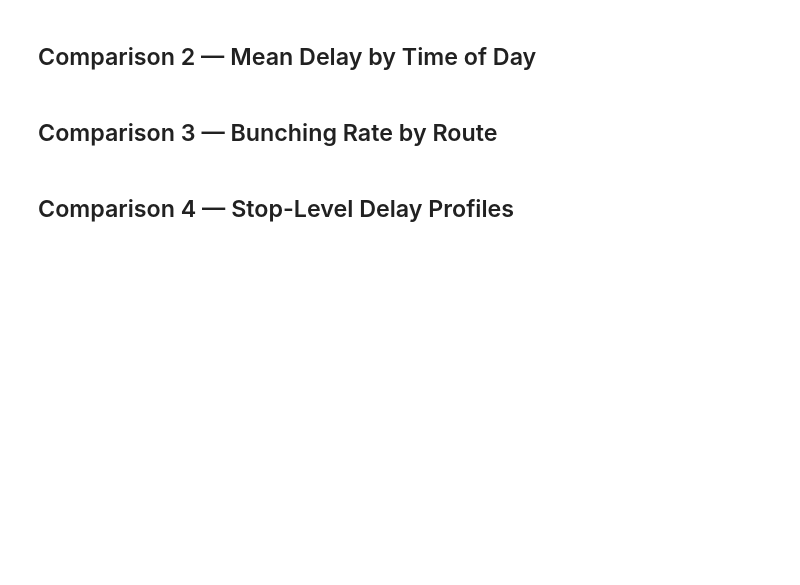
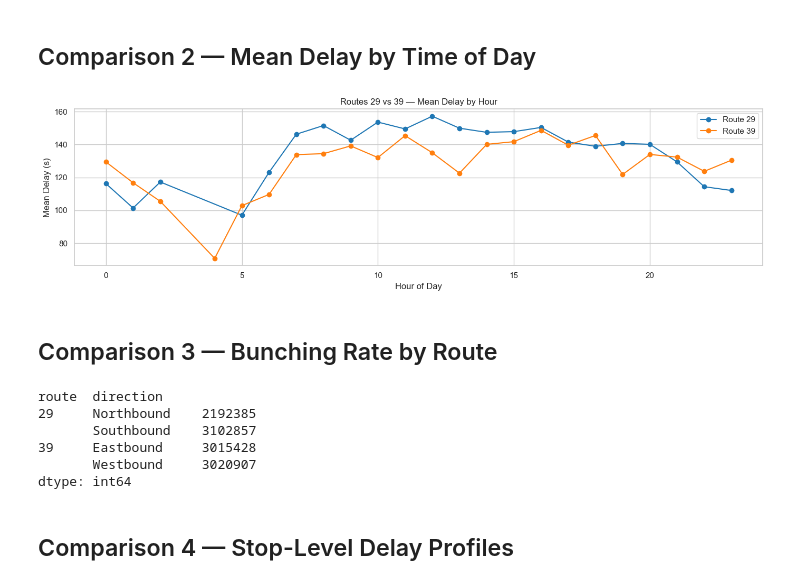
Before and after one commit to sacharavya/ttc-delay-analysis, a Jupyter notebook: notebooks/03_eda.ipynb, the cells around one changed output. Cells and saved outputs as stored; diff of their text form; code cells hidden in the pictures; blank space fills up the shorter version.

```diff
--- a/notebooks/03_eda.ipynb
+++ b/notebooks/03_eda.ipynb
@@ -74,13 +149,15 @@ print("TODO C1: delay distribution comparison")
 ## Comparison 2 — Mean Delay by Time of Day
 # %%
 # ── Hour-of-day comparison ─────────────────────────────────────────────────
-# hourly = df_all.groupby(['route','hour_of_day'])[delay_col].mean().reset_index()
-# for r, g in hourly.groupby('route'):
-#     plt.plot(g['hour_of_day'], g[delay_col], marker='o', color=COLORS[r], label=f'Route {r}')
-# plt.xlabel('Hour of Day'); plt.ylabel('Mean Delay (s)')
-# plt.title('Routes 29 vs 39 — Mean Delay by Hour')
-# plt.legend(); plt.tight_layout(); plt.show()
-print("TODO C2: hourly comparison")
+hourly = df_all.groupby(['route','hour_of_day'])[delay_col].mean().reset_index()
+for r, g in hourly.groupby('route'):
+    plt.plot(g['hour_of_day'], g[delay_col], marker='o', color=COLORS[r], label=f'Route {r}')
+plt.xlabel('Hour of Day'); plt.ylabel('Mean Delay (s)')
+plt.title('Routes 29 vs 39 — Mean Delay by Hour')
+plt.legend(); plt.tight_layout(); plt.show()
+# print("TODO C2: hourly comparison")
+# %% [output]
+[figure, added]
 # %% [markdown]
 ## Comparison 3 — Bunching Rate by Route
 # %%
@@ -94,3 +171,38 @@ print("TODO C3: bunching comparison")
+# %%
+# ── Join direction from GTFS trips ─────────────────────────────────────────
+gtfs_trips = pd.read_csv(
+    '../data/raw/gtfs/gtfs_merged_29_39/trips.csv', dtype=str
+)[['trip_id', 'direction_id']].drop_duplicates('trip_id')
+
+# Map direction_id to human-readable labels per route
+# Route 29 (Dufferin):  0 = Southbound, 1 = Northbound
+# Route 39 (Finch East): 0 = Westbound,  1 = Eastbound
+dir_label = {
+    ('29', '0'): 'Southbound', ('29', '1'): 'Northbound',
+    ('39', '0'): 'Westbound',  ('39', '1'): 'Eastbound',
+}
+
+df_all = df_all.merge(
+    gtfs_trips.rename(columns={'trip_id': 'gtfs_trip_id'}),
+    on='gtfs_trip_id', how='left'
+)
+df_all['direction'] = df_all.apply(
+    lambda row: dir_label.get((row['route'], str(row['direction_id'])), 'Unknown'),
+    axis=1
+)
+
+# Keep dfs in sync
+for r in ROUTES:
+    dfs[r] = df_all[df_all['route'] == r].copy()
+
+print(df_all.groupby(['route', 'direction']).size())
+# %% [output]
+route  direction
+29     Northbound    2192385
+       Southbound    3102857
+39     Eastbound     3015428
+       Westbound     3020907
+dtype: int64
 # %% [markdown]
 ## Comparison 4 — Stop-Level Delay Profiles
 # %%
```
Also changed, not shown: parts of 23 cells of this notebook, 4 other files.
